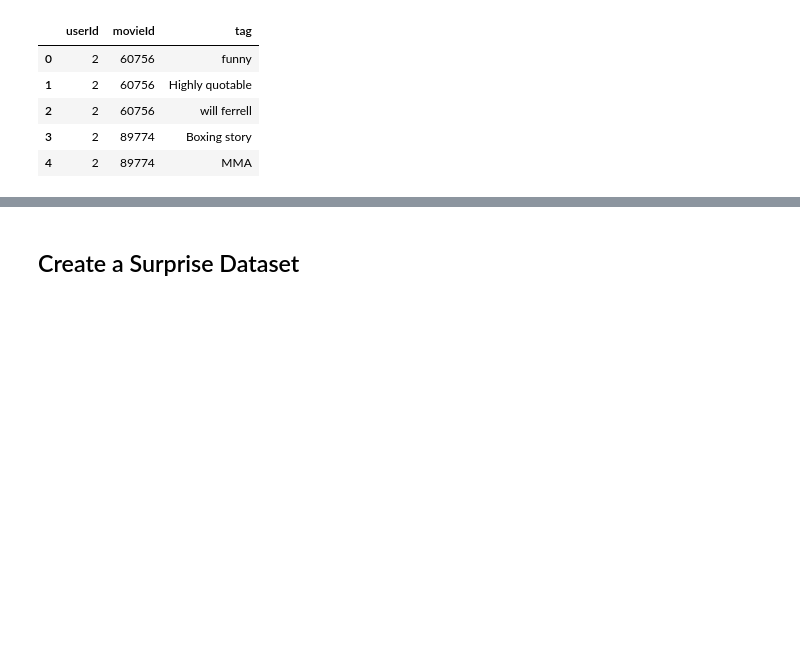
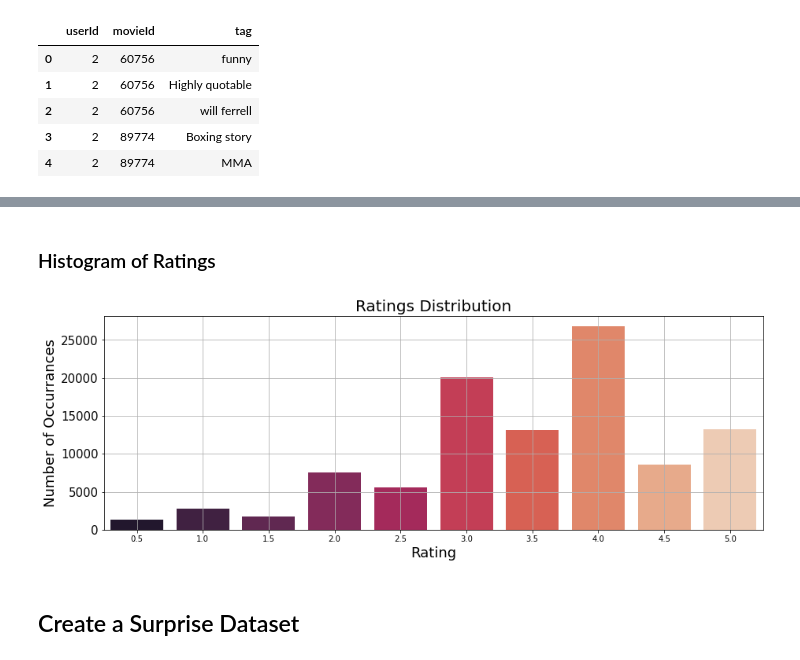
Before and after one commit to abigailjcampbell/doc-phase-4-project, a Jupyter notebook: data_analysis.ipynb, the cells around one changed output, grey strips where cells are left out. Drawn from its saved outputs; the diff is of its cells as text; code cells hidden in the pictures; blank space fills up the shorter version.

```diff
--- a/data_analysis.ipynb
+++ b/data_analysis.ipynb
@@ -97,3 +152,19 @@ tags.head()
+# %% [markdown]
+### Histogram of Ratings
+# %%
+ratings_count = ratings.groupby("rating").count()
+ratings_count.drop(columns=["userId"], axis=1)
+ratings_count = ratings_count.rename(columns={'movieId': 'Count'})
+
+plt.figure(figsize=(15,5))
+sns.barplot(data=ratings_count, x=ratings_count.index, y='Count', palette="rocket")
+plt.yticks(fontsize=15)
+plt.xlabel('Rating', fontsize=18)
+plt.ylabel('Number of Occurrances', fontsize=18)
+plt.title('Ratings Distribution', fontsize=20)
+plt.grid()
+# %% [output]
+[figure, added]
 # %% [markdown]
 ## Create a Surprise Dataset
 # %% [markdown]
```
Also changed, not shown: parts of 82 cells of this notebook.
